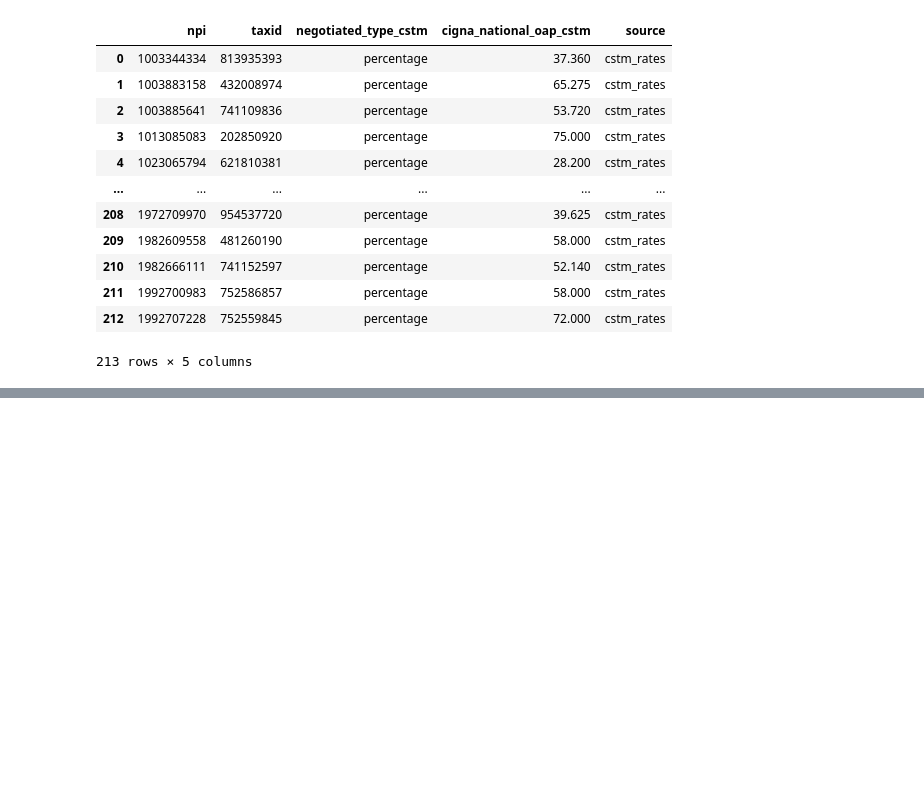
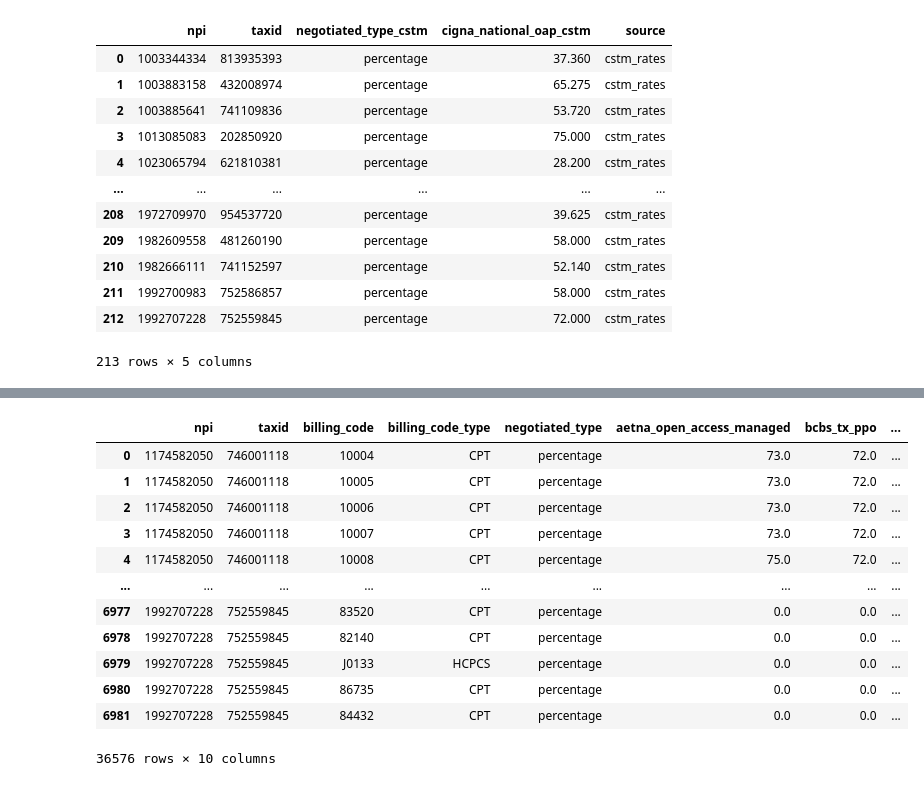
Before and after one commit to benefitsscience/HospitalScorecard, a Jupyter notebook: MarketPosition_OP_New.ipynb, the cells around one changed output, grey strips where cells are left out. Cells and saved outputs as stored; diff of their text form; code cells hidden in the pictures; blank space fills up the shorter version.

```diff
--- a/MarketPosition_OP_New.ipynb
+++ b/MarketPosition_OP_New.ipynb
@@ -384,3 +453,13 @@ cstm_cigna_0
 | 211 | 1992700983 | 752586857 | percentage | 58.000 | cstm_rates |
 | 212 | 1992707228 | 752559845 | percentage | 72.000 | cstm_rates |
 213 rows × 5 columns
+# %%
+uhc_cstm_rates = cstm_rates[cstm_rates['plan_group_alias'] == 'uhc_choice_plus']
+uhc_code_map = pd.read_csv('Data Sources/uhc_code_map.csv', dtype={'CPT': str})
+uhc_cstm_rates = uhc_cstm_rates.merge(uhc_code_map, on=['billing_code', 'billing_code_type'], how='left')
+uhc_cstm_rates.drop(columns=['billing_code', 'billing_code_type', 'additional_information', 'description'], inplace=True)
+uhc_cstm_rates.rename(columns={'CPT':'billing_code', 'Updated_billing_code_type':'billing_code_type'}, inplace=True)
+uhc_cstm_rates = uhc_cstm_rates[uhc_cstm_rates['billing_code'].notna()]
+uhc_cstm_rates['negotiated_type'] = uhc_cstm_rates['negotiated_type'].replace('per diem', 'negotiated')
+uhc_cstm_rates = uhc_cstm_rates[['npi','taxid', 'plan_group_alias', 'billing_code', 'billing_code_type','negotiated_type', 'negotiated_rate_cal']]
+uhc_cstm_rates
@@ -387,8 +480,18 @@ cstm_cigna_0
 # %%
-df_rates = pd.concat([mrf_search_stage,inn_rates])
+df_rates = pd.concat([mrf_search_stage,inn_rates,uhc_cstm_rates])
+UTSW = pd.read_csv('ProviderFiles/utsw_op.csv', dtype={'npi': str, 'taxid': str, 'billing_code': str}).drop_duplicates()
+df_rates = df_rates.query("not (taxid.isin(['746001118']) and plan_group_alias == 'bcbs_tx_ppo' and negotiated_type == 'negotiated')")
+df_rates = df_rates.query("not (taxid.isin(['741152597']) and npi.isin(['1730132234']))")
+df_rates = df_rates.query("not (taxid.isin(['753175630']) and npi.isin(['1285798918']) and billing_code.isin(['77300']))")
+df_rates = pd.concat([df_rates, UTSW])
 df_rates['negotiated_type'] = df_rates['negotiated_type'].replace('fee schedule', 'negotiated')
 
-df_rates = df_rates.query("not (taxid.isin(['746001118']) and plan_group_alias == 'bcbs_tx_ppo' and negotiated_type == 'negotiated')")
+
+
 
 df_rates.sort_values(by=['npi','taxid','plan_group_alias','billing_code','billing_code_type'], inplace=True)
 df_rates = df_rates.groupby(['npi','taxid','plan_group_alias','billing_code','billing_code_type','negotiated_type']).agg({'negotiated_rate_cal':'mean'}).reset_index()
+
+# df_rates = df_rates[df_rates['billing_code'] == 'Q5115']
+# df_rates = df_rates[df_rates['taxid'] == '753175630']
+df_rates
@@ -399,9 +516,34 @@ match_0 = df_rates.pivot(index=['npi', 'taxid', 'billing_code', 'billing_code_ty
 
 match_0.columns =  [item[0] if item[1] == '' else item[1] for item in match_0.columns]
 # %%
-MDAnderson = pd.read_csv('Data Sources/MDAndersonOP.csv', dtype={'npi': str, 'taxid': str, 'billing_code': str}).drop_duplicates()
-MDAnderson['source'] = 'ProviderFiles'
-match_0 = pd.concat([match_0, MDAnderson])
+MDAnderson = pd.read_csv('Data Sources/MDAndersonOP.csv', dtype={'npi': str, 'taxid': str, 'billing_code': str,'aetna_open_access_managed': float, 'bcbs_tx_ppo': float, 'cigna_national_oap': float, 'uhc_choice_plus': float}).drop_duplicates()
+MemorialHermann = pd.read_csv('ProviderFiles/MemorialHermann_OP.csv', dtype={'npi': str, 'taxid': str, 'billing_code': str,'aetna_open_access_managed': float, 'bcbs_tx_ppo': float, 'cigna_national_oap': float, 'uhc_choice_plus': float}).drop_duplicates()
+BSW = pd.read_csv('ProviderFiles/bsw_OP.csv', dtype={'npi': str, 'taxid': str, 'billing_code': str,'aetna_open_access_managed': float, 'bcbs_tx_ppo': float, 'cigna_national_oap': float, 'uhc_choice_plus': float}).drop_duplicates()
+MiscRates = pd.read_csv('ProviderFiles/MiscRates.csv', dtype={'npi': str, 'taxid': str, 'billing_code': str,'aetna_open_access_managed': float, 'bcbs_tx_ppo': float, 'cigna_national_oap': float, 'uhc_choice_plus': float}).drop_duplicates()
+ProviderFiles = pd.concat([MDAnderson, MemorialHermann, BSW, MiscRates])
+ProviderFiles['source'] = 'ProviderFiles'
+ProviderFiles.fillna(0, inplace=True)
+
+match_0 = pd.concat([match_0, ProviderFiles])
+
+# ProviderFiles = ProviderFiles[ProviderFiles['taxid'] == '741166904']
+# ProviderFiles = ProviderFiles[ProviderFiles['billing_code'] == 'C1776']
+# ProviderFiles = ProviderFiles[ProviderFiles['npi'] == '1477516466']
+ProviderFiles
+# %% [output]
+|  | npi | taxid | billing_code | billing_code_type | negotiated_type | aetna_open_access_managed | bcbs_tx_ppo | ... |
+| 0 | 1174582050 | 746001118 | 10004 | CPT | percentage | 73.0 | 72.0 | ... |
+| 1 | 1174582050 | 746001118 | 10005 | CPT | percentage | 73.0 | 72.0 | ... |
+| 2 | 1174582050 | 746001118 | 10006 | CPT | percentage | 73.0 | 72.0 | ... |
+| 3 | 1174582050 | 746001118 | 10007 | CPT | percentage | 73.0 | 72.0 | ... |
+| 4 | 1174582050 | 746001118 | 10008 | CPT | percentage | 75.0 | 72.0 | ... |
+| ... | ... | ... | ... | ... | ... | ... | ... | ... |
+| 6977 | 1992707228 | 752559845 | 83520 | CPT | percentage | 0.0 | 0.0 | ... |
+| 6978 | 1992707228 | 752559845 | 82140 | CPT | percentage | 0.0 | 0.0 | ... |
+| 6979 | 1992707228 | 752559845 | J0133 | HCPCS | percentage | 0.0 | 0.0 | ... |
+| 6980 | 1992707228 | 752559845 | 86735 | CPT | percentage | 0.0 | 0.0 | ... |
+| 6981 | 1992707228 | 752559845 | 84432 | CPT | percentage | 0.0 | 0.0 | ... |
+36576 rows × 10 columns
 # %%
 match_1 = pd.merge(df_claims_op, match_0, how='left',
                    left_on=[ 'procedurecode','billingprovidertaxid', 'billingprovidernpi'],
```
Also changed, not shown: parts of 14 cells of this notebook, 28 other files.
